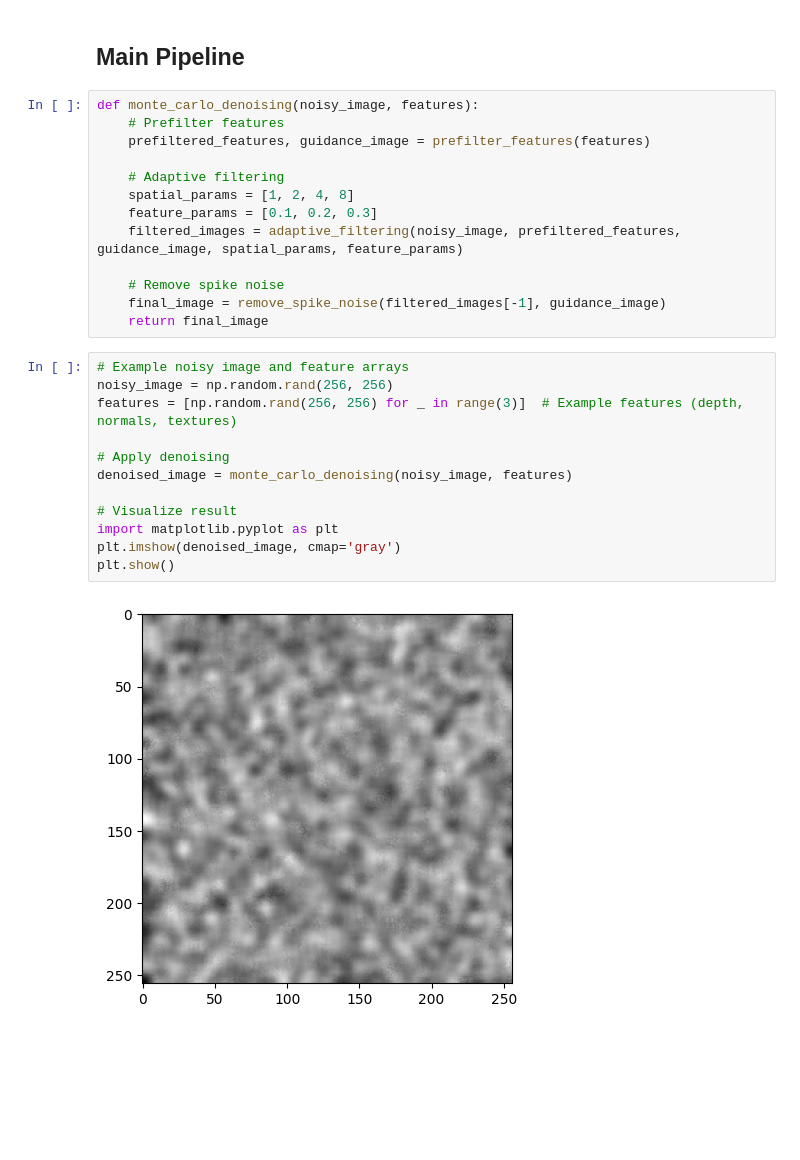
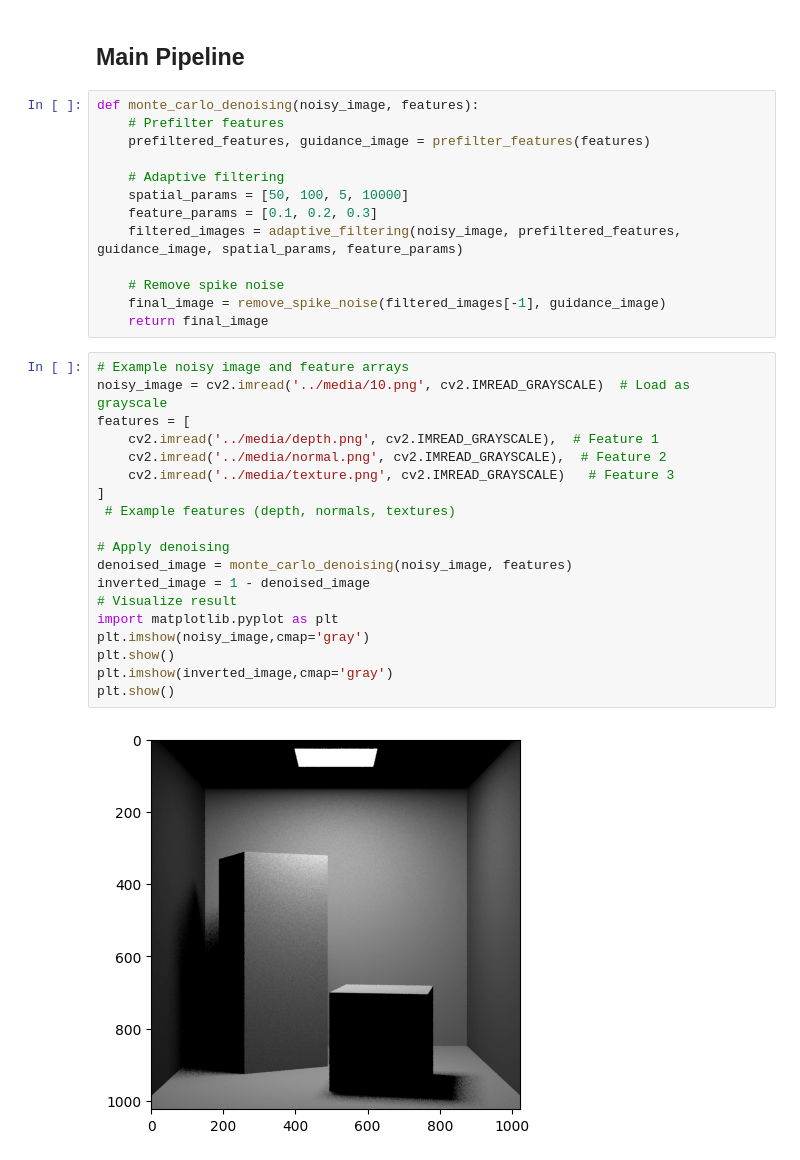
Before and after one commit to Vinit2244/Monte-Carlo-Noise-Removal-using-Sobel-Operator-and-Guided-Image-Filter, a Jupyter notebook: src/main.ipynb, the cells around one changed output. Drawn from its saved outputs; the diff is of its cells as text; blank space fills up the shorter version.

```diff
--- a/src/main.ipynb
+++ b/src/main.ipynb
@@ -73,7 +73,7 @@ def monte_carlo_denoising(noisy_image, features):
     prefiltered_features, guidance_image = prefilter_features(features)
 
     # Adaptive filtering
-    spatial_params = [1, 2, 4, 8]
+    spatial_params = [50, 100, 5, 10000]
     feature_params = [0.1, 0.2, 0.3]
     filtered_images = adaptive_filtering(noisy_image, prefiltered_features, guidance_image, spatial_params, feature_params)
 
@@ -82,15 +82,22 @@ def monte_carlo_denoising(noisy_image, features):
     return final_image
 # %%
 # Example noisy image and feature arrays
-noisy_image = np.random.rand(256, 256)
-features = [np.random.rand(256, 256) for _ in range(3)]  # Example features (depth, normals, textures)
+noisy_image = cv2.imread('../media/10.png', cv2.IMREAD_GRAYSCALE)  # Load as grayscale
+features = [
+    cv2.imread('../media/depth.png', cv2.IMREAD_GRAYSCALE),  # Feature 1
+    cv2.imread('../media/normal.png', cv2.IMREAD_GRAYSCALE),  # Feature 2
+    cv2.imread('../media/texture.png', cv2.IMREAD_GRAYSCALE)   # Feature 3
+]
+ # Example features (depth, normals, textures)
 
 # Apply denoising
 denoised_image = monte_carlo_denoising(noisy_image, features)
-
+inverted_image = 1 - denoised_image
 # Visualize result
 import matplotlib.pyplot as plt
-plt.imshow(denoised_image, cmap='gray')
+plt.imshow(noisy_image,cmap='gray')
 plt.show()
+plt.imshow(inverted_image,cmap='gray')
+plt.show()
 # %% [output]
-[figure, old version]
+[figure, new version]
```
Also changed, not shown: parts of 1 cell of this notebook, 4 other files.
